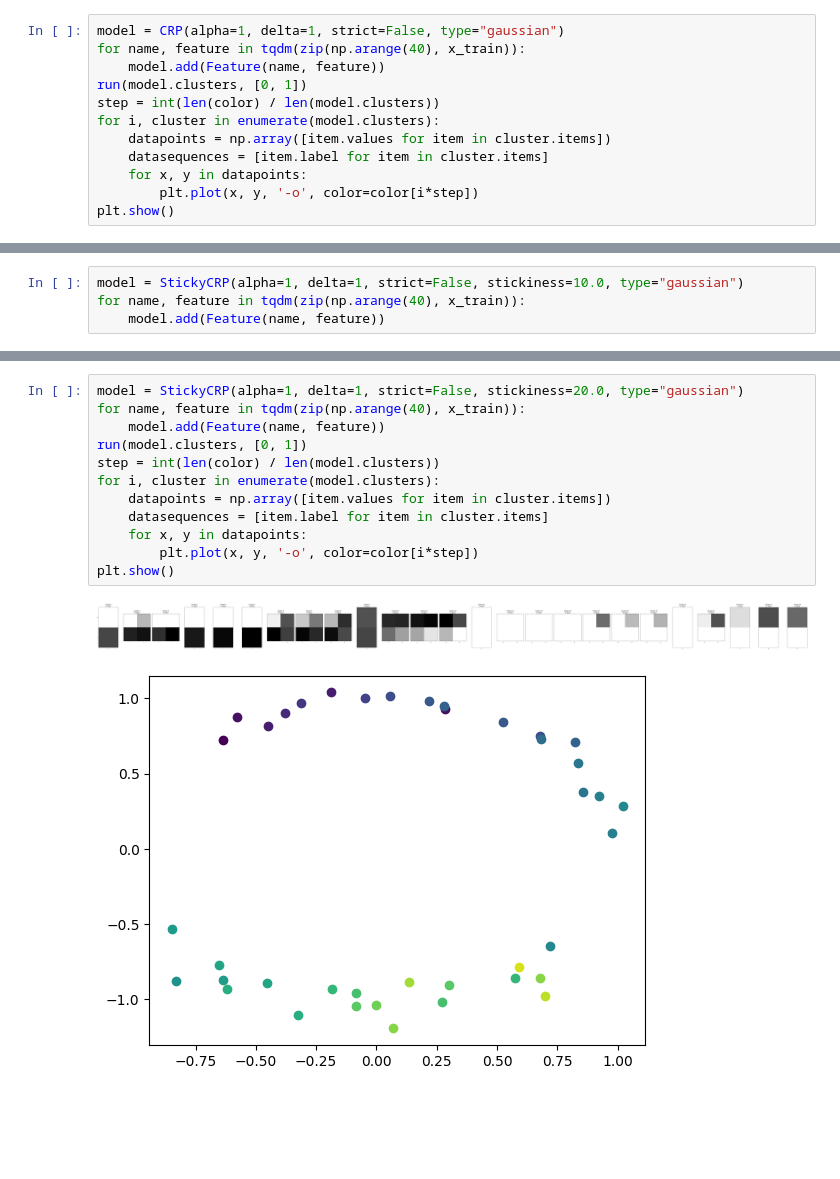
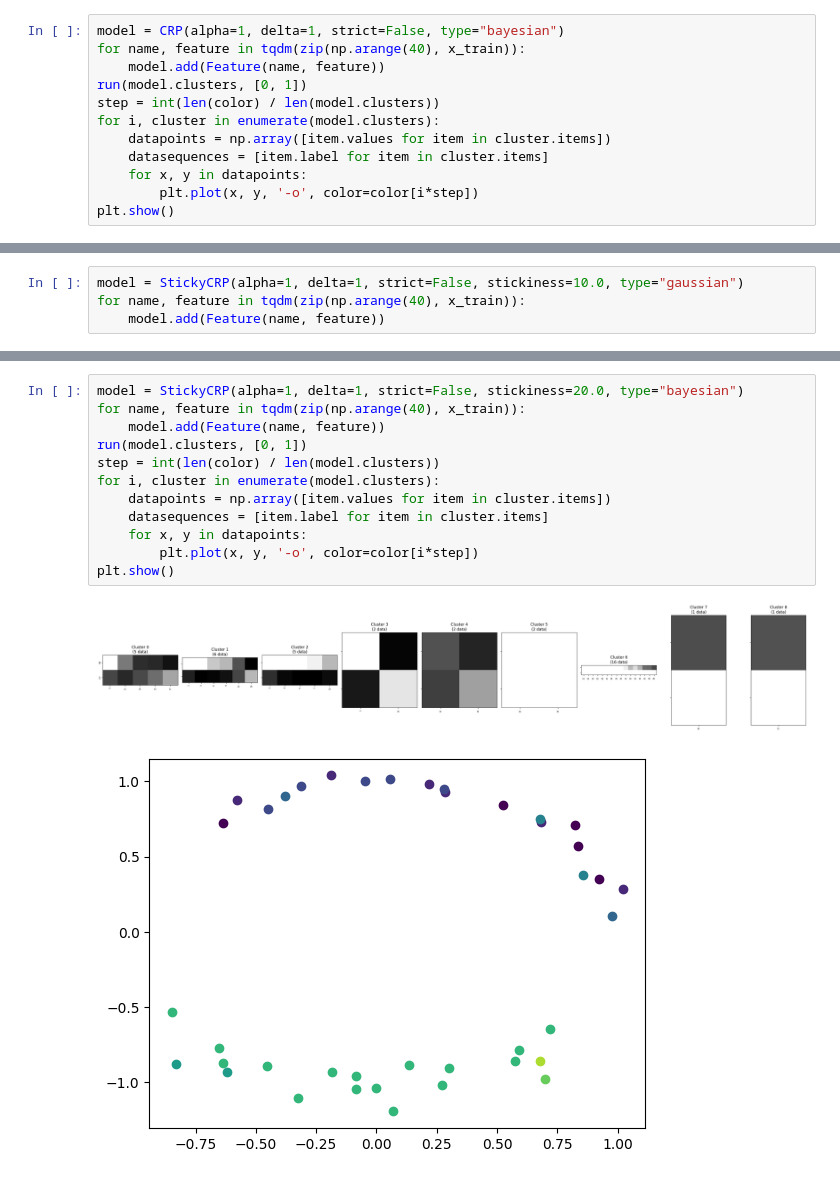
Before and after one commit to CNIR-BMC-study/BMC_study_2025, a Jupyter notebook: notebook/CRP_Jisu_Hoyeon.ipynb, the cells around one changed output, grey strips where cells are left out. Cells and saved outputs as stored; diff of their text form; blank space fills up the shorter version.

```diff
--- a/notebook/CRP_Jisu_Hoyeon.ipynb
+++ b/notebook/CRP_Jisu_Hoyeon.ipynb
@@ -124,5 +124,5 @@ plt.show()
 # %%
-model = CRP(alpha=1, delta=1, strict=False, type="gaussian")
+model = CRP(alpha=1, delta=1, strict=False, type="bayesian")
 for name, feature in tqdm(zip(np.arange(40), x_train)):
     model.add(Feature(name, feature))
 run(model.clusters, [0, 1])
@@ -172,15 +172,15 @@ plt.show()
 # %%
-model = StickyCRP(alpha=1, delta=1, strict=False, stickiness=20.0, type="gaussian")
+model = StickyCRP(alpha=1, delta=1, strict=False, stickiness=20.0, type="bayesian")
 for name, feature in tqdm(zip(np.arange(40), x_train)):
     model.add(Feature(name, feature))
 run(model.clusters, [0, 1])
 step = int(len(color) / len(model.clusters))
 for i, cluster in enumerate(model.clusters):
     datapoints = np.array([item.values for item in cluster.items])
     datasequences = [item.label for item in cluster.items]
     for x, y in datapoints:
         plt.plot(x, y, '-o', color=color[i*step])
 plt.show()
 # %% [output]
-[figure, old version]
+[figure, new version]
-[figure, old version]
+[figure, new version]
```
Also changed, not shown: parts of 8 cells of this notebook, 1 other file.
